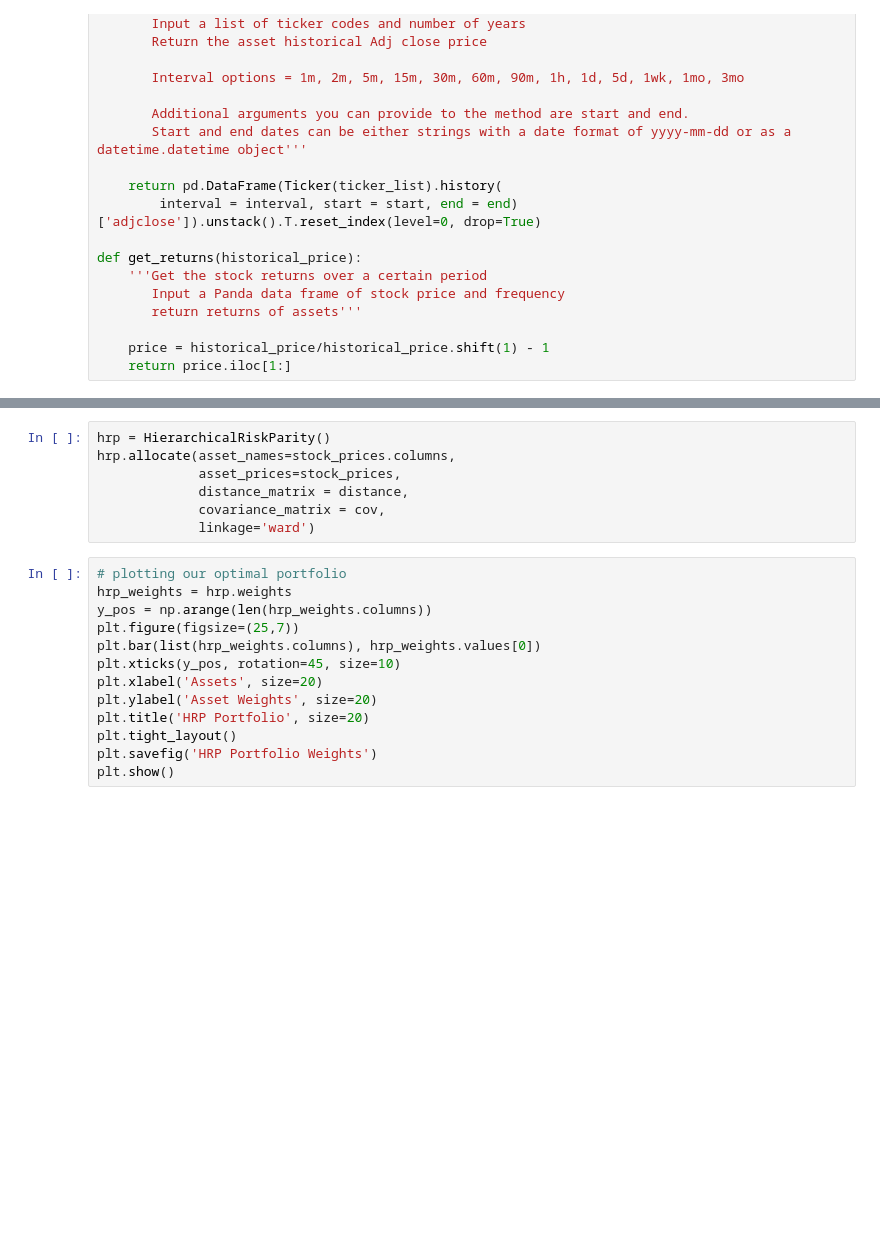
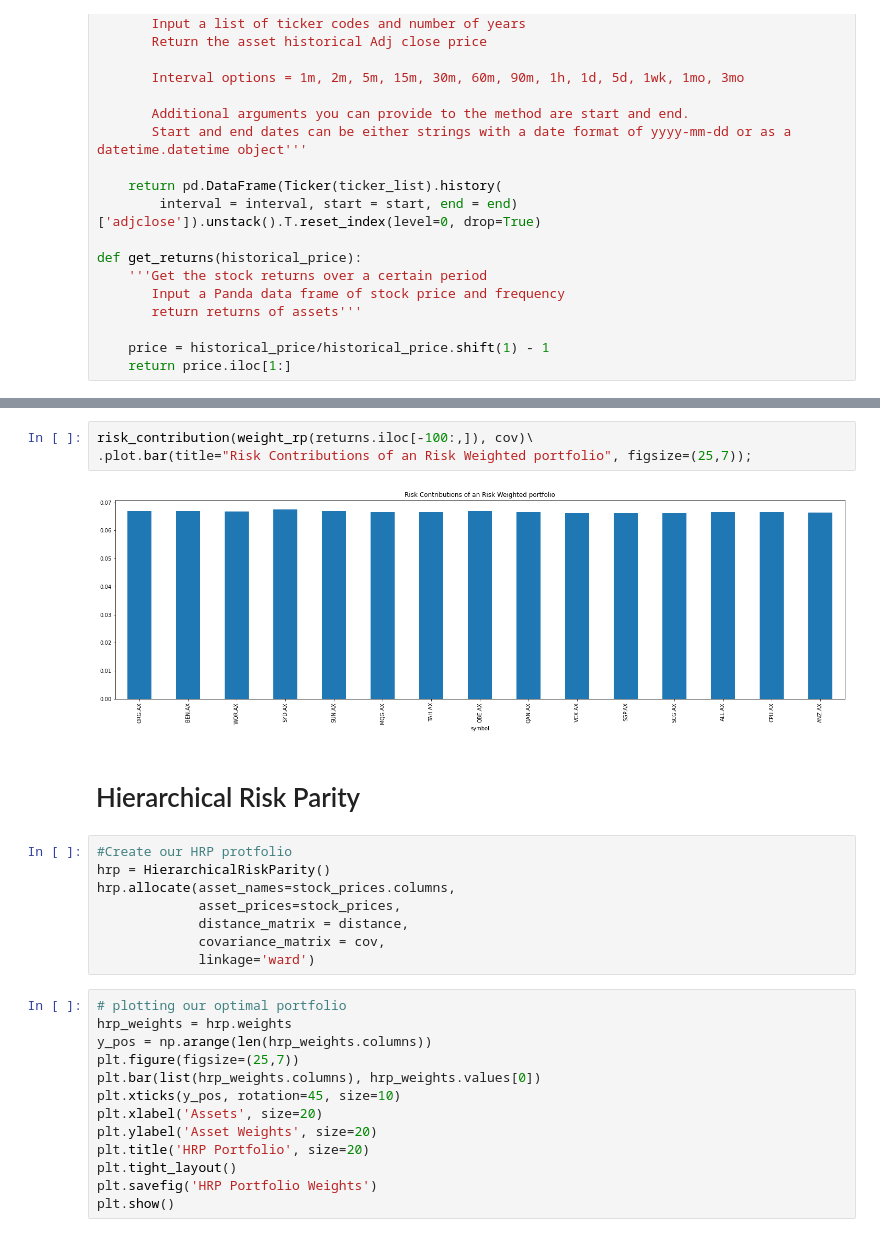
Before and after one commit to Tim-101/Portfolio-Strategy-Risk-Pairity, a Jupyter notebook: Portfolio Strategy - Risk Pairity.ipynb, the cells around one changed output, grey strips where cells are left out. Cells and saved outputs as stored; diff of their text form; blank space fills up the shorter version.

```diff
--- a/Portfolio Strategy - Risk Pairity.ipynb
+++ b/Portfolio Strategy - Risk Pairity.ipynb
@@ -212,4 +223,12 @@ distance = np.sqrt((1 - corr).round(5) / 2)
+# %%
+risk_contribution(weight_rp(returns.iloc[-100:,]), cov)\
+.plot.bar(title="Risk Contributions of an Risk Weighted portfolio", figsize=(25,7));
+# %% [output]
+[figure, added]
+# %% [markdown]
+# Hierarchical Risk Parity
 # %%
+#Create our HRP protfolio
 hrp = HierarchicalRiskParity()
 hrp.allocate(asset_names=stock_prices.columns,
              asset_prices=stock_prices,
```
Also changed, not shown: parts of 22 cells of this notebook.
